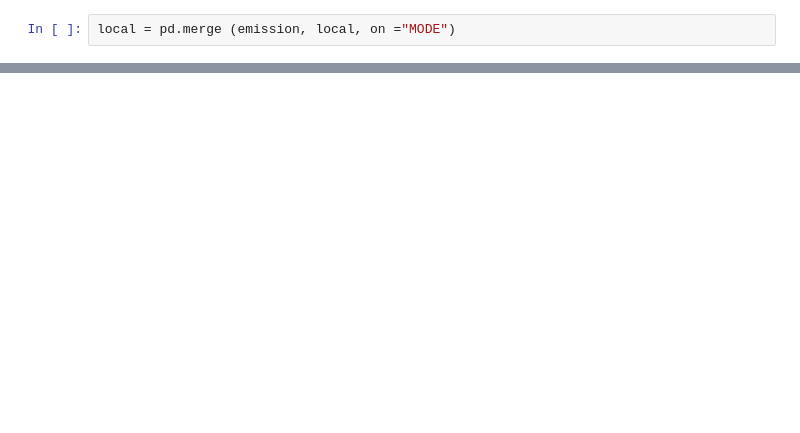
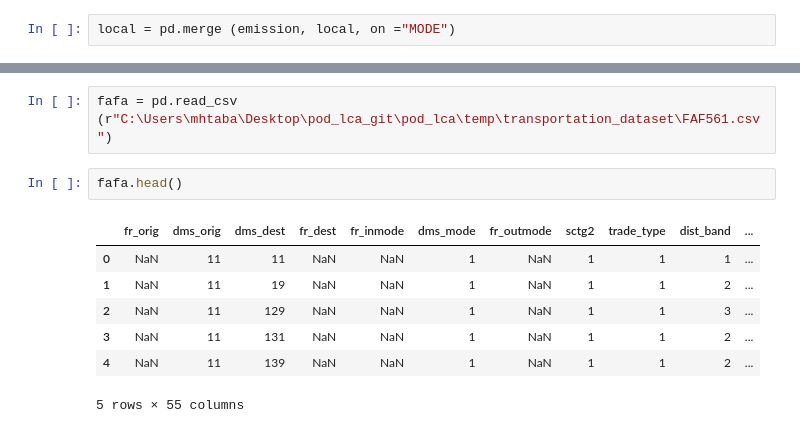
Before and after one commit to POD-LCA/pod_lca, a Jupyter notebook: scripts/transportation_testing.ipynb, the cells around one changed output, grey strips where cells are left out. Cells and saved outputs as stored; diff of their text form; blank space fills up the shorter version.

```diff
--- a/scripts/transportation_testing.ipynb
+++ b/scripts/transportation_testing.ipynb
@@ -147,0 +148,12 @@ final
+# %%
+fafa = pd.read_csv (r"C:\Users\mhtaba\Desktop\pod_lca_git\pod_lca\temp\transportation_dataset\FAF561.csv")
+# %%
+fafa.head()
+# %% [output]
+|  | fr_orig | dms_orig | dms_dest | fr_dest | fr_inmode | dms_mode | fr_outmode | sctg2 | trade_type | dist_band | ... |
+| 0 | NaN | 11 | 11 | NaN | NaN | 1 | NaN | 1 | 1 | 1 | ... |
+| 1 | NaN | 11 | 19 | NaN | NaN | 1 | NaN | 1 | 1 | 2 | ... |
+| 2 | NaN | 11 | 129 | NaN | NaN | 1 | NaN | 1 | 1 | 3 | ... |
+| 3 | NaN | 11 | 131 | NaN | NaN | 1 | NaN | 1 | 1 | 2 | ... |
+| 4 | NaN | 11 | 139 | NaN | NaN | 1 | NaN | 1 | 1 | 2 | ... |
+5 rows × 55 columns
```
Also changed, not shown: parts of 11 cells of this notebook, 4 other files.
